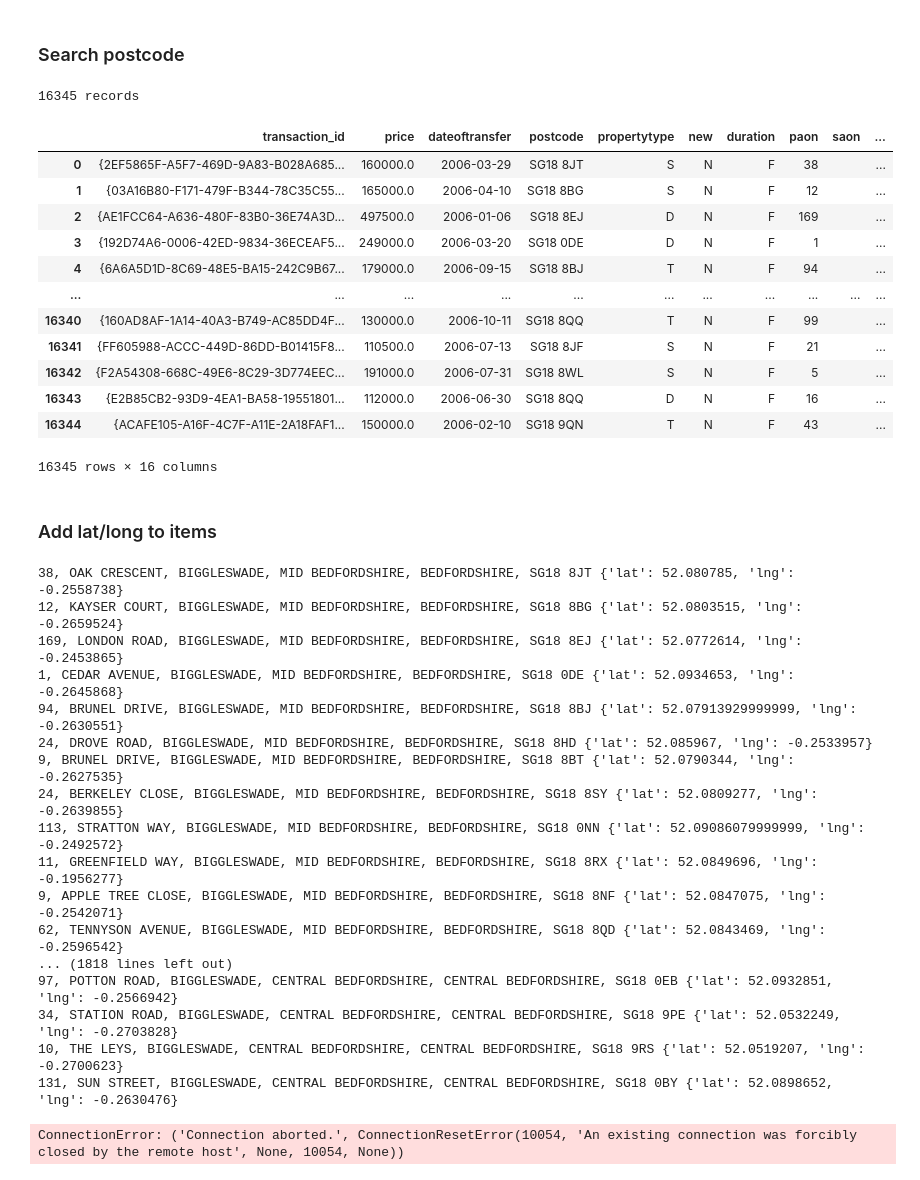
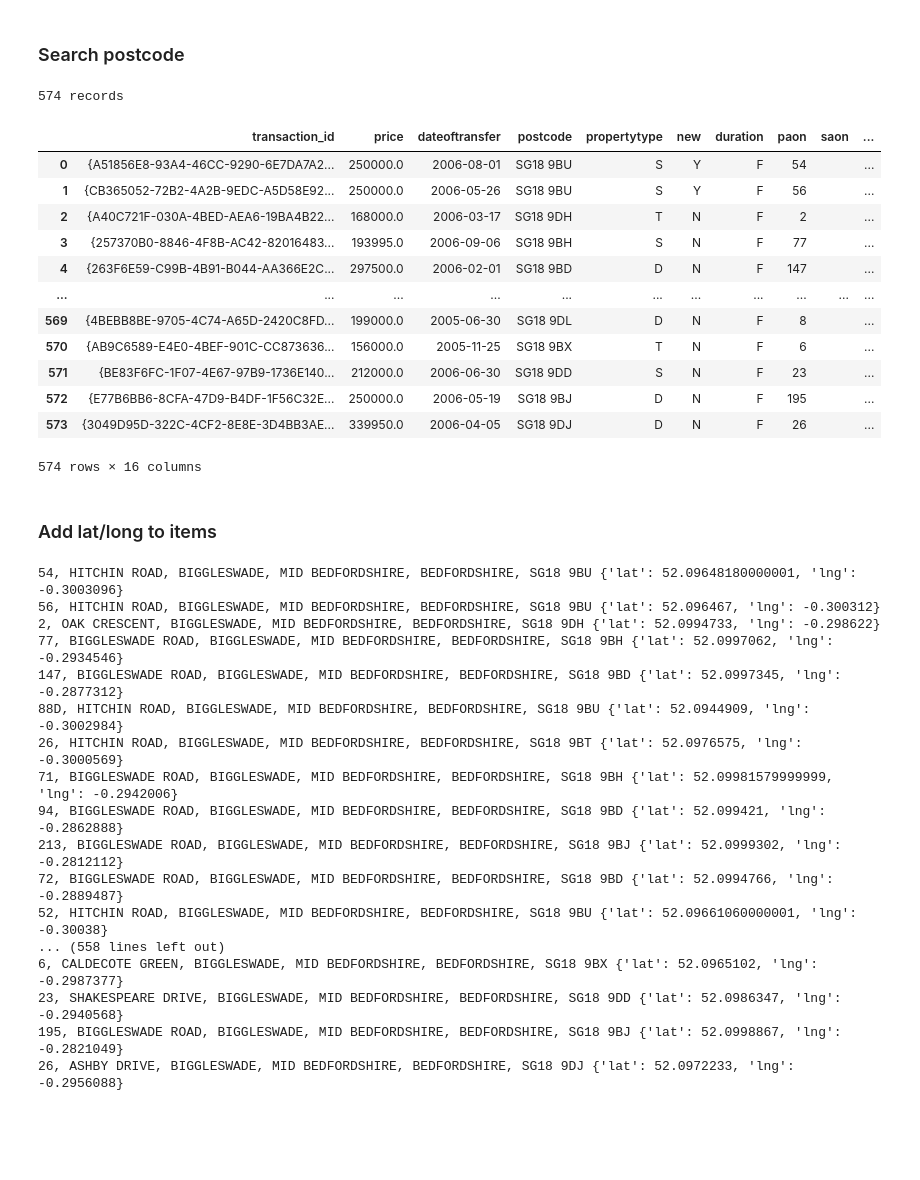
Before and after one commit to alexlittle-dev/uk_property_analysis, a Jupyter notebook: notebook.ipynb, the cells around one changed output. Saved outputs shown, nothing was run; the diff lists cells and outputs as text; code cells hidden in the pictures; blank space fills up the shorter version.

```diff
--- a/notebook.ipynb
+++ b/notebook.ipynb
@@ -13,30 +13,30 @@ engine = create_engine(con_string)
 # %% [markdown]
 ### Search postcode
 # %%
-search_postcode = 'SG18 9BU'
+search_postcode = 'BIGGLESWADE'
 
-query = "select * from transactions where postcode = '{}'".format(search_postcode)
+query = "select * from transactions where town = '{}'".format(search_postcode)
 df = pd.read_sql_query(query, con=engine)
 
 items = df.to_dict(orient='records')
 print (str(len(items)) + ' records')
 
 df
 # %% [output]
-16345 records
+574 records
 |  | transaction_id | price | dateoftransfer | postcode | propertytype | new | duration | paon | saon | ... |
-| 0 | {2EF5865F-A5F7-469D-9A83-B028A685... | 160000.0 | 2006-03-29 | SG18 8JT | S | N | F | 38 |  | ... |
-| 1 | {03A16B80-F171-479F-B344-78C35C55... | 165000.0 | 2006-04-10 | SG18 8BG | S | N | F | 12 |  | ... |
-| 2 | {AE1FCC64-A636-480F-83B0-36E74A3D... | 497500.0 | 2006-01-06 | SG18 8EJ | D | N | F | 169 |  | ... |
-| 3 | {192D74A6-0006-42ED-9834-36ECEAF5... | 249000.0 | 2006-03-20 | SG18 0DE | D | N | F | 1 |  | ... |
-| 4 | {6A6A5D1D-8C69-48E5-BA15-242C9B67... | 179000.0 | 2006-09-15 | SG18 8BJ | T | N | F | 94 |  | ... |
+| 0 | {A51856E8-93A4-46CC-9290-6E7DA7A2... | 250000.0 | 2006-08-01 | SG18 9BU | S | Y | F | 54 |  | ... |
+| 1 | {CB365052-72B2-4A2B-9EDC-A5D58E92... | 250000.0 | 2006-05-26 | SG18 9BU | S | Y | F | 56 |  | ... |
+| 2 | {A40C721F-030A-4BED-AEA6-19BA4B22... | 168000.0 | 2006-03-17 | SG18 9DH | T | N | F | 2 |  | ... |
+| 3 | {257370B0-8846-4F8B-AC42-82016483... | 193995.0 | 2006-09-06 | SG18 9BH | S | N | F | 77 |  | ... |
+| 4 | {263F6E59-C99B-4B91-B044-AA366E2C... | 297500.0 | 2006-02-01 | SG18 9BD | D | N | F | 147 |  | ... |
 | ... | ... | ... | ... | ... | ... | ... | ... | ... | ... | ... |
-| 16340 | {160AD8AF-1A14-40A3-B749-AC85DD4F... | 130000.0 | 2006-10-11 | SG18 8QQ | T | N | F | 99 |  | ... |
-| 16341 | {FF605988-ACCC-449D-86DD-B01415F8... | 110500.0 | 2006-07-13 | SG18 8JF | S | N | F | 21 |  | ... |
-| 16342 | {F2A54308-668C-49E6-8C29-3D774EEC... | 191000.0 | 2006-07-31 | SG18 8WL | S | N | F | 5 |  | ... |
-| 16343 | {E2B85CB2-93D9-4EA1-BA58-19551801... | 112000.0 | 2006-06-30 | SG18 8QQ | D | N | F | 16 |  | ... |
-| 16344 | {ACAFE105-A16F-4C7F-A11E-2A18FAF1... | 150000.0 | 2006-02-10 | SG18 9QN | T | N | F | 43 |  | ... |
+| 569 | {4BEBB8BE-9705-4C74-A65D-2420C8FD... | 199000.0 | 2005-06-30 | SG18 9DL | D | N | F | 8 |  | ... |
+| 570 | {AB9C6589-E4E0-4BEF-901C-CC873636... | 156000.0 | 2005-11-25 | SG18 9BX | T | N | F | 6 |  | ... |
+| 571 | {BE83F6FC-1F07-4E67-97B9-1736E140... | 212000.0 | 2006-06-30 | SG18 9DD | S | N | F | 23 |  | ... |
+| 572 | {E77B6BB6-8CFA-47D9-B4DF-1F56C32E... | 250000.0 | 2006-05-19 | SG18 9BJ | D | N | F | 195 |  | ... |
+| 573 | {3049D95D-322C-4CF2-8E8E-3D4BB3AE... | 339950.0 | 2006-04-05 | SG18 9DJ | D | N | F | 26 |  | ... |
-16345 rows × 16 columns
+574 rows × 16 columns
 # %% [markdown]
 ### Add lat/long to items
 # %%
@@ -58,24 +58,23 @@ for item in items:
 
     print (item['address_string'], coords)
 # %% [output]
-38, OAK CRESCENT, BIGGLESWADE, MID BEDFORDSHIRE, BEDFORDSHIRE, SG18 8JT {'lat': 52.080785, 'lng': -0.2558738}
-12, KAYSER COURT, BIGGLESWADE, MID BEDFORDSHIRE, BEDFORDSHIRE, SG18 8BG {'lat': 52.0803515, 'lng': -0.2659524}
-169, LONDON ROAD, BIGGLESWADE, MID BEDFORDSHIRE, BEDFORDSHIRE, SG18 8EJ {'lat': 52.0772614, 'lng': -0.2453865}
-1, CEDAR AVENUE, BIGGLESWADE, MID BEDFORDSHIRE, BEDFORDSHIRE, SG18 0DE {'lat': 52.0934653, 'lng': -0.2645868}
-94, BRUNEL DRIVE, BIGGLESWADE, MID BEDFORDSHIRE, BEDFORDSHIRE, SG18 8BJ {'lat': 52.07913929999999, 'lng': -0.2630551}
-24, DROVE ROAD, BIGGLESWADE, MID BEDFORDSHIRE, BEDFORDSHIRE, SG18 8HD {'lat': 52.085967, 'lng': -0.2533957}
-9, BRUNEL DRIVE, BIGGLESWADE, MID BEDFORDSHIRE, BEDFORDSHIRE, SG18 8BT {'lat': 52.0790344, 'lng': -0.2627535}
-24, BERKELEY CLOSE, BIGGLESWADE, MID BEDFORDSHIRE, BEDFORDSHIRE, SG18 8SY {'lat': 52.0809277, 'lng': -0.2639855}
-113, STRATTON WAY, BIGGLESWADE, MID BEDFORDSHIRE, BEDFORDSHIRE, SG18 0NN {'lat': 52.09086079999999, 'lng': -0.2492572}
-11, GREENFIELD WAY, BIGGLESWADE, MID BEDFORDSHIRE, BEDFORDSHIRE, SG18 8RX {'lat': 52.0849696, 'lng': -0.1956277}
-9, APPLE TREE CLOSE, BIGGLESWADE, MID BEDFORDSHIRE, BEDFORDSHIRE, SG18 8NF {'lat': 52.0847075, 'lng': -0.2542071}
-62, TENNYSON AVENUE, BIGGLESWADE, MID BEDFORDSHIRE, BEDFORDSHIRE, SG18 8QD {'lat': 52.0843469, 'lng': -0.2596542}
-... (1818 lines left out)
-97, POTTON ROAD, BIGGLESWADE, CENTRAL BEDFORDSHIRE, CENTRAL BEDFORDSHIRE, SG18 0EB {'lat': 52.0932851, 'lng': -0.2566942}
-34, STATION ROAD, BIGGLESWADE, CENTRAL BEDFORDSHIRE, CENTRAL BEDFORDSHIRE, SG18 9PE {'lat': 52.0532249, 'lng': -0.2703828}
-10, THE LEYS, BIGGLESWADE, CENTRAL BEDFORDSHIRE, CENTRAL BEDFORDSHIRE, SG18 9RS {'lat': 52.0519207, 'lng': -0.2700623}
-131, SUN STREET, BIGGLESWADE, CENTRAL BEDFORDSHIRE, CENTRAL BEDFORDSHIRE, SG18 0BY {'lat': 52.0898652, 'lng': -0.2630476}
+54, HITCHIN ROAD, BIGGLESWADE, MID BEDFORDSHIRE, BEDFORDSHIRE, SG18 9BU {'lat': 52.09648180000001, 'lng': -0.3003096}
+56, HITCHIN ROAD, BIGGLESWADE, MID BEDFORDSHIRE, BEDFORDSHIRE, SG18 9BU {'lat': 52.096467, 'lng': -0.300312}
+2, OAK CRESCENT, BIGGLESWADE, MID BEDFORDSHIRE, BEDFORDSHIRE, SG18 9DH {'lat': 52.0994733, 'lng': -0.298622}
+77, BIGGLESWADE ROAD, BIGGLESWADE, MID BEDFORDSHIRE, BEDFORDSHIRE, SG18 9BH {'lat': 52.0997062, 'lng': -0.2934546}
+147, BIGGLESWADE ROAD, BIGGLESWADE, MID BEDFORDSHIRE, BEDFORDSHIRE, SG18 9BD {'lat': 52.0997345, 'lng': -0.2877312}
+88D, HITCHIN ROAD, BIGGLESWADE, MID BEDFORDSHIRE, BEDFORDSHIRE, SG18 9BU {'lat': 52.0944909, 'lng': -0.3002984}
+26, HITCHIN ROAD, BIGGLESWADE, MID BEDFORDSHIRE, BEDFORDSHIRE, SG18 9BT {'lat': 52.0976575, 'lng': -0.3000569}
+71, BIGGLESWADE ROAD, BIGGLESWADE, MID BEDFORDSHIRE, BEDFORDSHIRE, SG18 9BH {'lat': 52.09981579999999, 'lng': -0.2942006}
+94, BIGGLESWADE ROAD, BIGGLESWADE, MID BEDFORDSHIRE, BEDFORDSHIRE, SG18 9BD {'lat': 52.099421, 'lng': -0.2862888}
+213, BIGGLESWADE ROAD, BIGGLESWADE, MID BEDFORDSHIRE, BEDFORDSHIRE, SG18 9BJ {'lat': 52.0999302, 'lng': -0.2812112}
+72, BIGGLESWADE ROAD, BIGGLESWADE, MID BEDFORDSHIRE, BEDFORDSHIRE, SG18 9BD {'lat': 52.0994766, 'lng': -0.2889487}
+52, HITCHIN ROAD, BIGGLESWADE, MID BEDFORDSHIRE, BEDFORDSHIRE, SG18 9BU {'lat': 52.09661060000001, 'lng': -0.30038}
+... (558 lines left out)
+6, CALDECOTE GREEN, BIGGLESWADE, MID BEDFORDSHIRE, BEDFORDSHIRE, SG18 9BX {'lat': 52.0965102, 'lng': -0.2987377}
+23, SHAKESPEARE DRIVE, BIGGLESWADE, MID BEDFORDSHIRE, BEDFORDSHIRE, SG18 9DD {'lat': 52.0986347, 'lng': -0.2940568}
+195, BIGGLESWADE ROAD, BIGGLESWADE, MID BEDFORDSHIRE, BEDFORDSHIRE, SG18 9BJ {'lat': 52.0998867, 'lng': -0.2821049}
+26, ASHBY DRIVE, BIGGLESWADE, MID BEDFORDSHIRE, BEDFORDSHIRE, SG18 9DJ {'lat': 52.0972233, 'lng': -0.2956088}
-ConnectionError: ('Connection aborted.', ConnectionResetError(10054, 'An existing connection was forcibly closed by the remote host', None, 10054, None))
 # %%
 # Construct coordinate groups
 unique_coordinates = []
```
Also changed, not shown: parts of 1 cell of this notebook.
